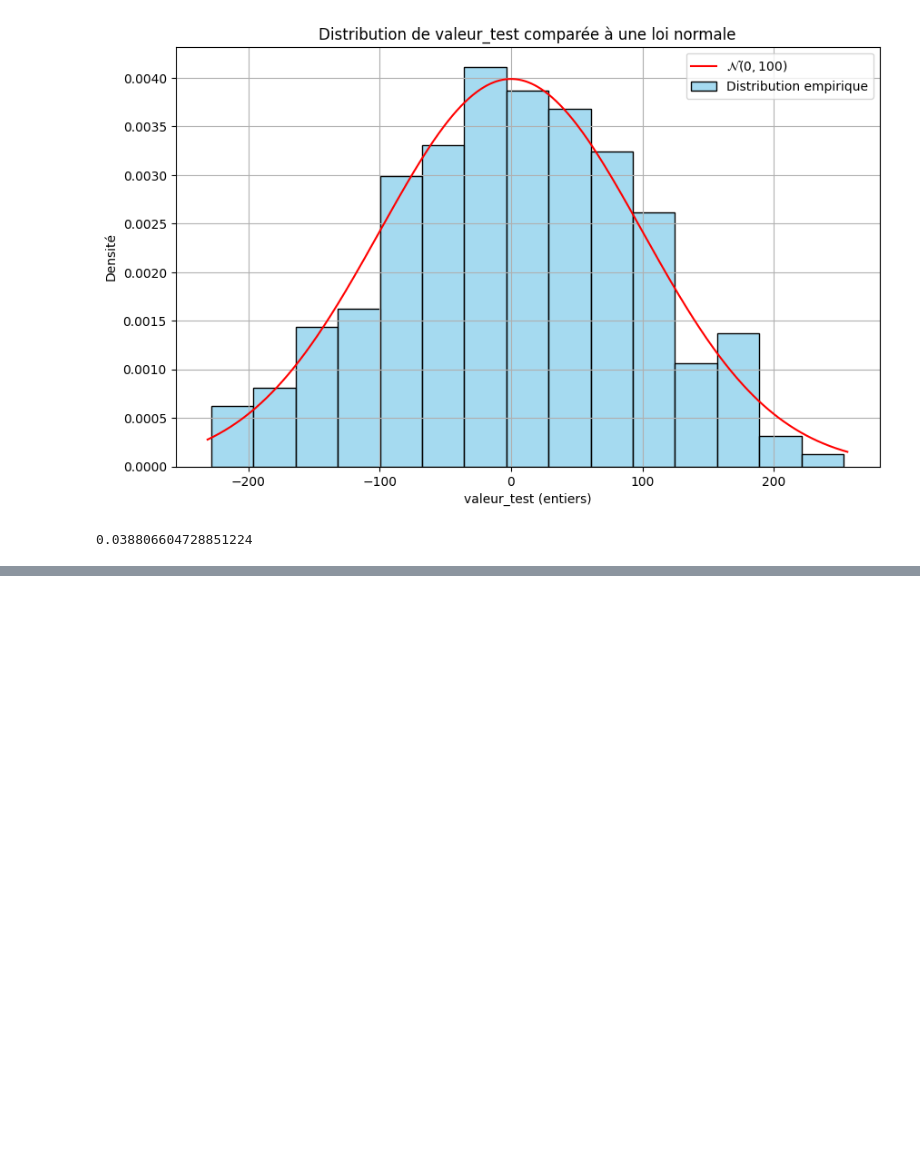
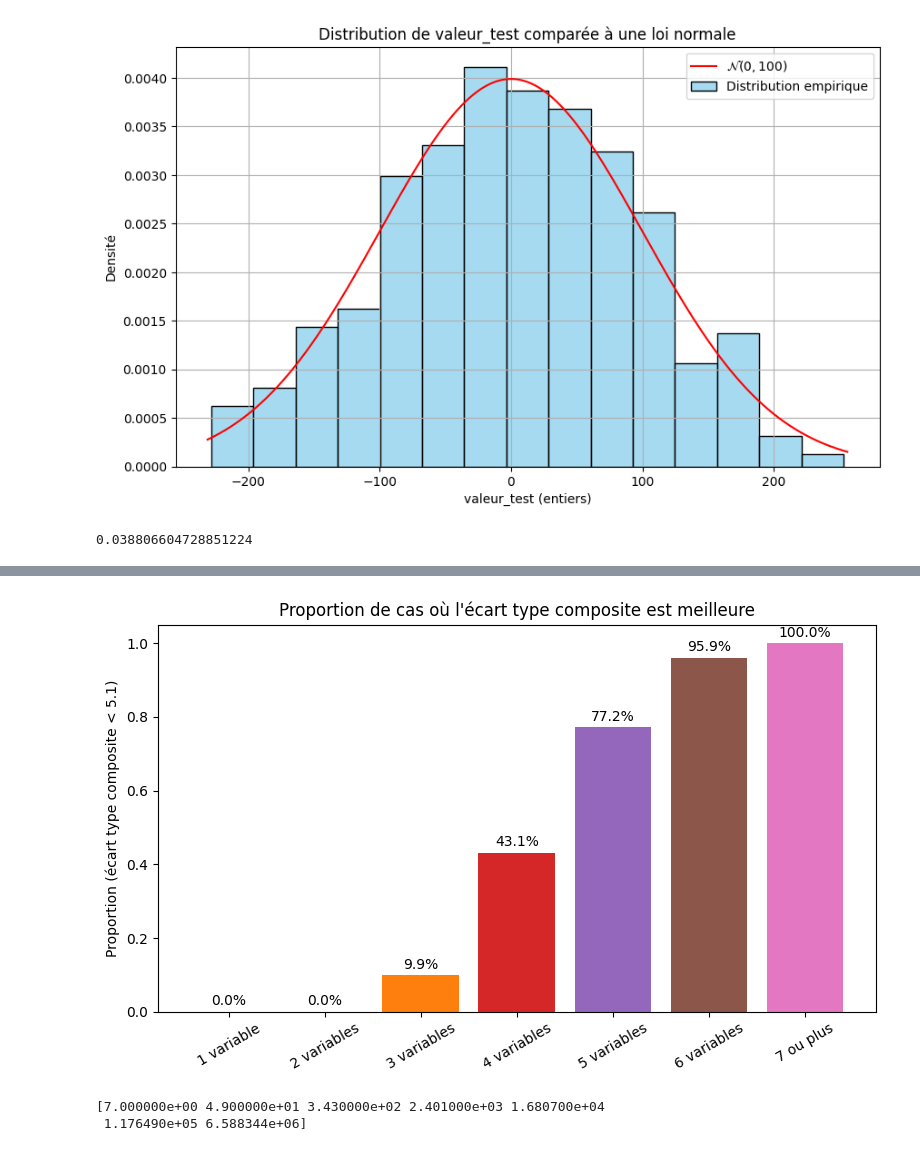
Before and after one commit to InseeFrLab/diff-privacy-OpenDP, a Jupyter notebook: intro_opendp/request_test.ipynb, the cells around one changed output, grey strips where cells are left out. Cells and saved outputs as stored; diff of their text form; code cells hidden in the pictures; blank space fills up the shorter version.

```diff
--- a/intro_opendp/request_test.ipynb
+++ b/intro_opendp/request_test.ipynb
@@ -464,0 +613,23 @@ Variance minimale : 1.0243902439024393
+# %%
+# Bar plot des proportions
+plt.figure(figsize=(8, 5))
+bars = plt.bar(labels, proportions, color=couleurs)
+
+# Ajouter les pourcentages au-dessus des barres
+for bar, prop in zip(bars, proportions):
+    yval = bar.get_height()
+    plt.text(bar.get_x() + bar.get_width()/2, yval + 0.01, f"{prop:.1%}", ha='center', va='bottom', fontsize=10)
+
+
+plt.ylabel("Proportion (écart type composite < 5.1)")
+plt.title("Proportion de cas où l'écart type composite est meilleure")
+plt.xticks(rotation=30)
+plt.tight_layout()
+plt.show()
+# %% [output]
+[figure, added]
+# %%
+print(nb_total_par_classe)
+# %% [output]
+[7.000000e+00 4.900000e+01 3.430000e+02 2.401000e+03 1.680700e+04
+ 1.176490e+05 6.588344e+06]
```
Also changed, not shown: parts of 3 cells of this notebook, 3 other files.
